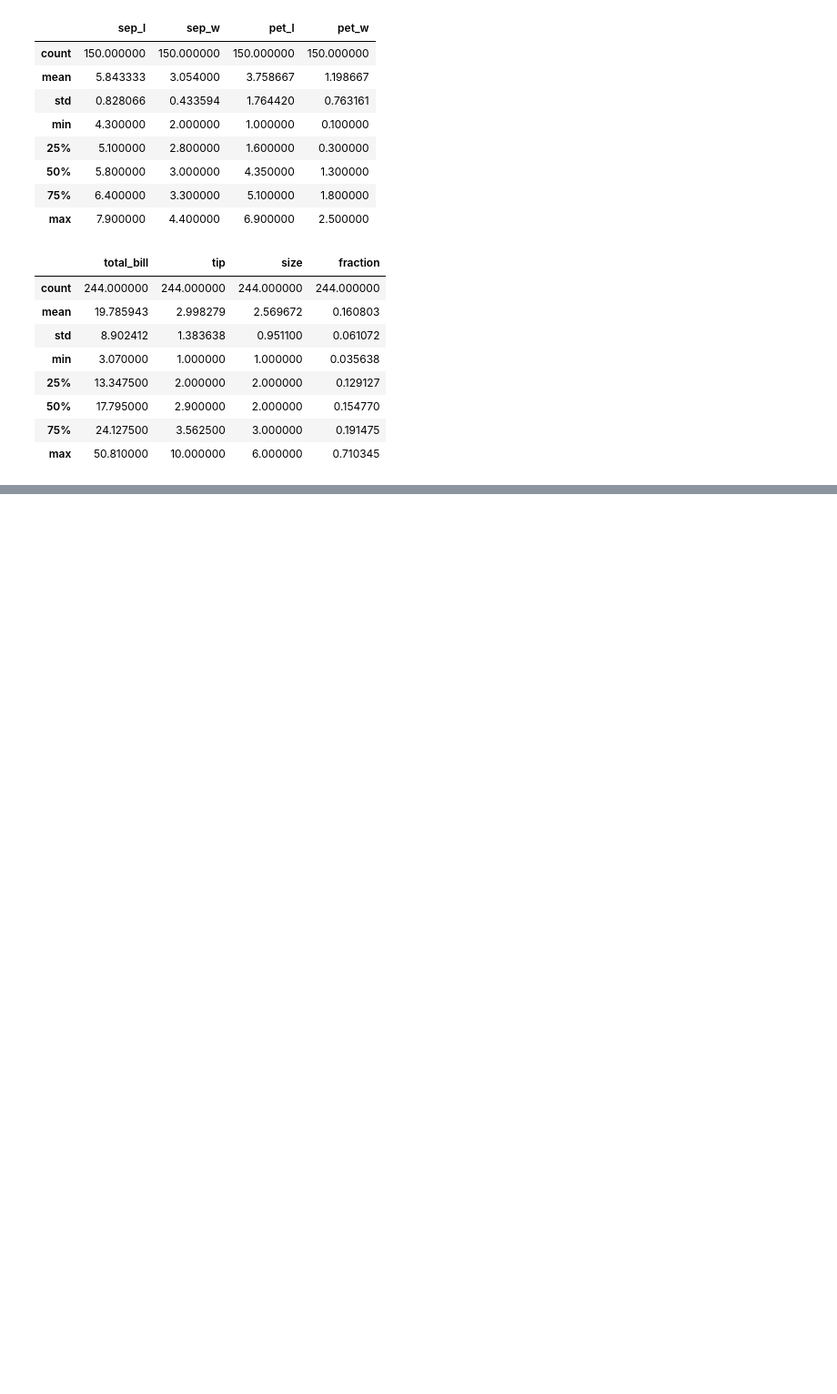
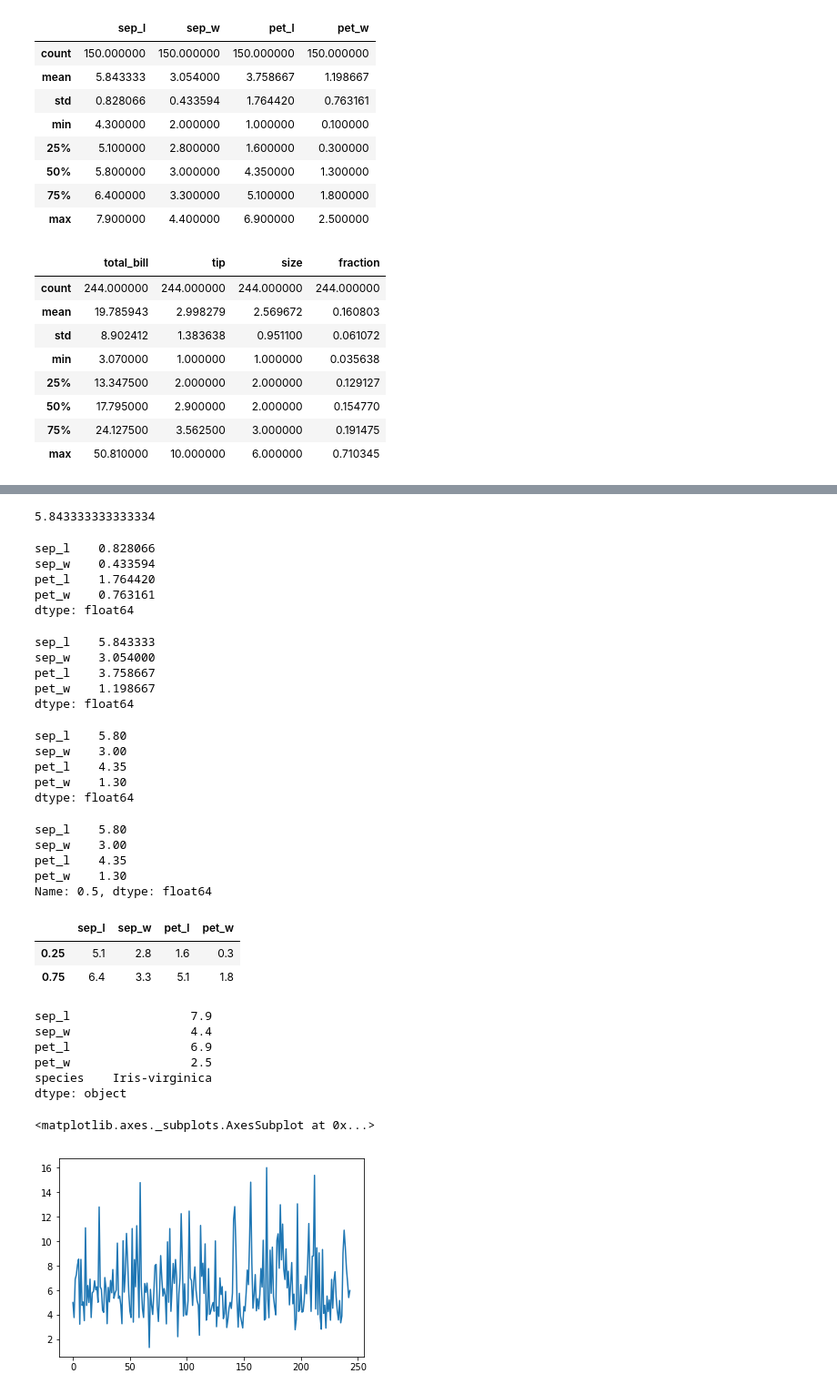
Before and after one commit to htmartin/python-stuff, a Jupyter notebook: data-camp/statistical-eda.ipynb, the cells around one changed output, grey strips where cells are left out. Shown at 91% size. Drawn from its saved outputs; the diff is of its cells as text; code cells hidden in the pictures; blank space fills up the shorter version.

```diff
--- a/data-camp/statistical-eda.ipynb
+++ b/data-camp/statistical-eda.ipynb
@@ -53,0 +66,54 @@ tips.describe()
+# %%
+iris['sep_l'].mean()
+# %% [output]
+5.843333333333334
+# %%
+iris.std()
+# %% [output]
+sep_l    0.828066
+sep_w    0.433594
+pet_l    1.764420
+pet_w    0.763161
+dtype: float64
+# %%
+iris.mean()
+# %% [output]
+sep_l    5.843333
+sep_w    3.054000
+pet_l    3.758667
+pet_w    1.198667
+dtype: float64
+# %%
+iris.median()
+# %% [output]
+sep_l    5.80
+sep_w    3.00
+pet_l    4.35
+pet_w    1.30
+dtype: float64
+# %%
+q=.5
+iris.quantile(q)
+# %% [output]
+sep_l    5.80
+sep_w    3.00
+pet_l    4.35
+pet_w    1.30
+Name: 0.5, dtype: float64
+# %%
+q=[.25,.75]
+iris.quantile(q)
+# %% [output]
+|  | sep_l | sep_w | pet_l | pet_w |
+| 0.25 | 5.1 | 2.8 | 1.6 | 0.3 |
+| 0.75 | 6.4 | 3.3 | 5.1 | 1.8 |
+# %%
+iris.min()
+iris.max()
+# %% [output]
+sep_l                 7.9
+sep_w                 4.4
+pet_l                 6.9
+pet_w                 2.5
+species    Iris-virginica
+dtype: object
@@ -53,0 +123,5 @@ tips.describe()
+# %%
+tips.mean(axis='columns').plot()
+# %% [output]
+<matplotlib.axes._subplots.AxesSubplot at 0x...>
+[figure, added]
```
Also changed, not shown: parts of 3 cells of this notebook.
